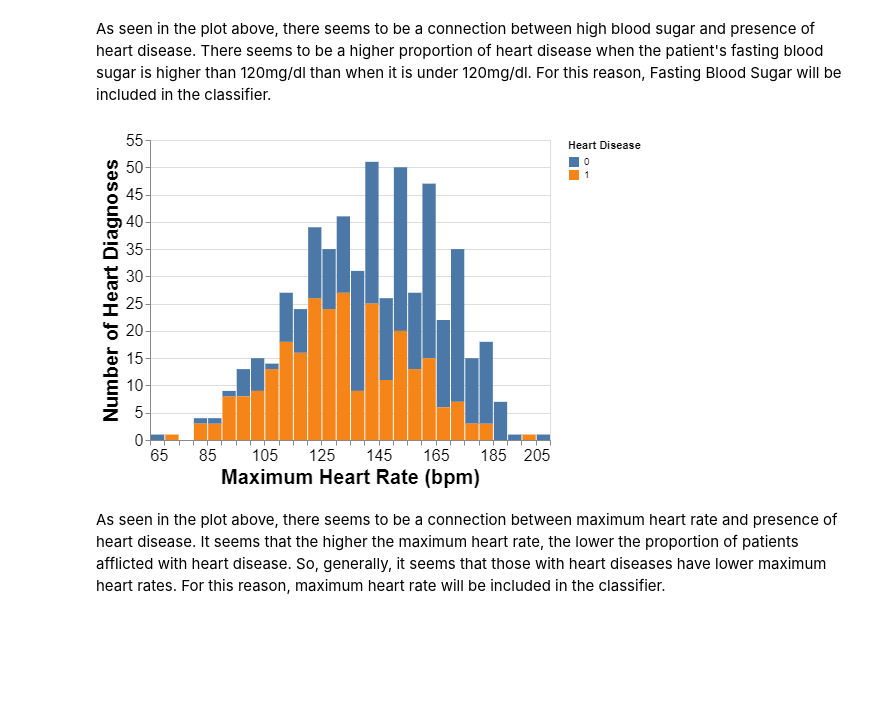
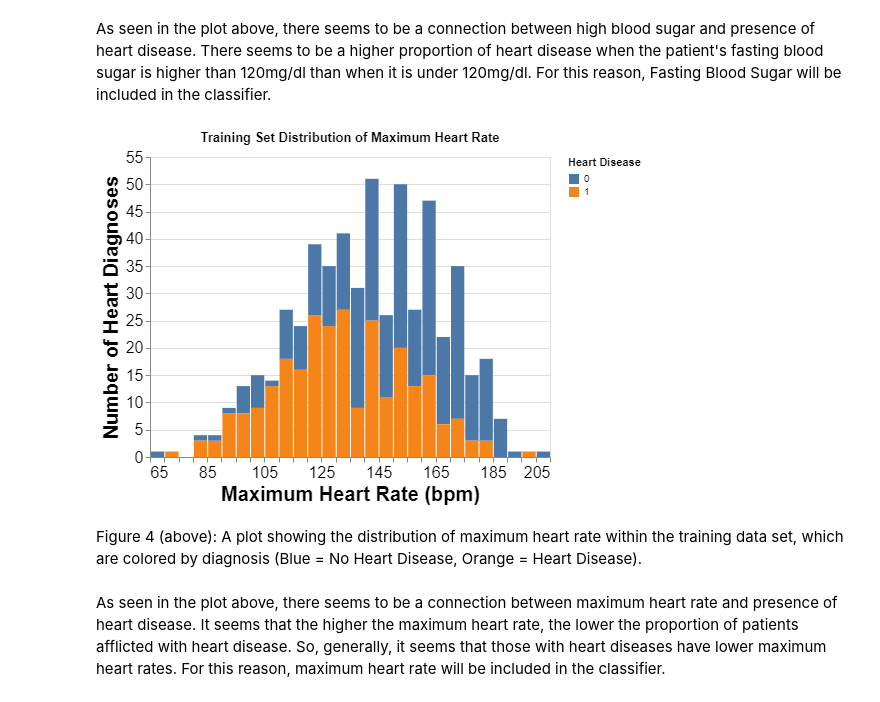
Before and after one commit to caojason/dsci-100-group-2, a Jupyter notebook: Report.ipynb, the cells around one changed output. Drawn from its saved outputs; the diff is of its cells as text; code cells hidden in the pictures; blank space fills up the shorter version.

```diff
--- a/Report.ipynb
+++ b/Report.ipynb
@@ -198,19 +215,21 @@ fastbs_plot
 As seen in the plot above, there seems to be a connection between high blood sugar and presence of heart disease. There seems to be a higher proportion of heart disease when the patient's fasting blood sugar is higher than 120mg/dl than when it is under 120mg/dl. For this reason, Fasting Blood Sugar will be included in the classifier.
 # %%
 maxhr_plot = (
-    alt.Chart(heart_data_training)
+    alt.Chart(heart_data_training, title="Training Set Distribution of Maximum Heart Rate")
     .mark_bar()
     .encode(
         x=alt.X("MaxHR",bin=alt.Bin(maxbins=30),title="Maximum Heart Rate (bpm)",scale=alt.Scale(zero=False)),
         y=alt.Y("count(HeartDisease)",title="Number of Heart Diagnoses"),
         fill=alt.Fill("HeartDisease:N", title="Heart Disease")
     )
     .configure_axis(titleFontSize=20,labelFontSize=16)
 
 )
 maxhr_plot
 # %% [output]
-[figure, old version]
+[figure, new version]
+# %% [markdown]
+Figure 4 (above): A plot showing the distribution of maximum heart rate within the training data set, which are colored by diagnosis (Blue = No Heart Disease, Orange = Heart Disease).
 # %% [markdown]
 As seen in the plot above, there seems to be a connection between maximum heart rate and presence of heart disease. It seems that the higher the maximum heart rate, the lower the proportion of patients afflicted with heart disease. So, generally, it seems that those with heart diseases have lower maximum heart rates. For this reason, maximum heart rate will be included in the classifier.
 # %% [markdown]
```
Also changed, not shown: parts of 21 cells of this notebook.
